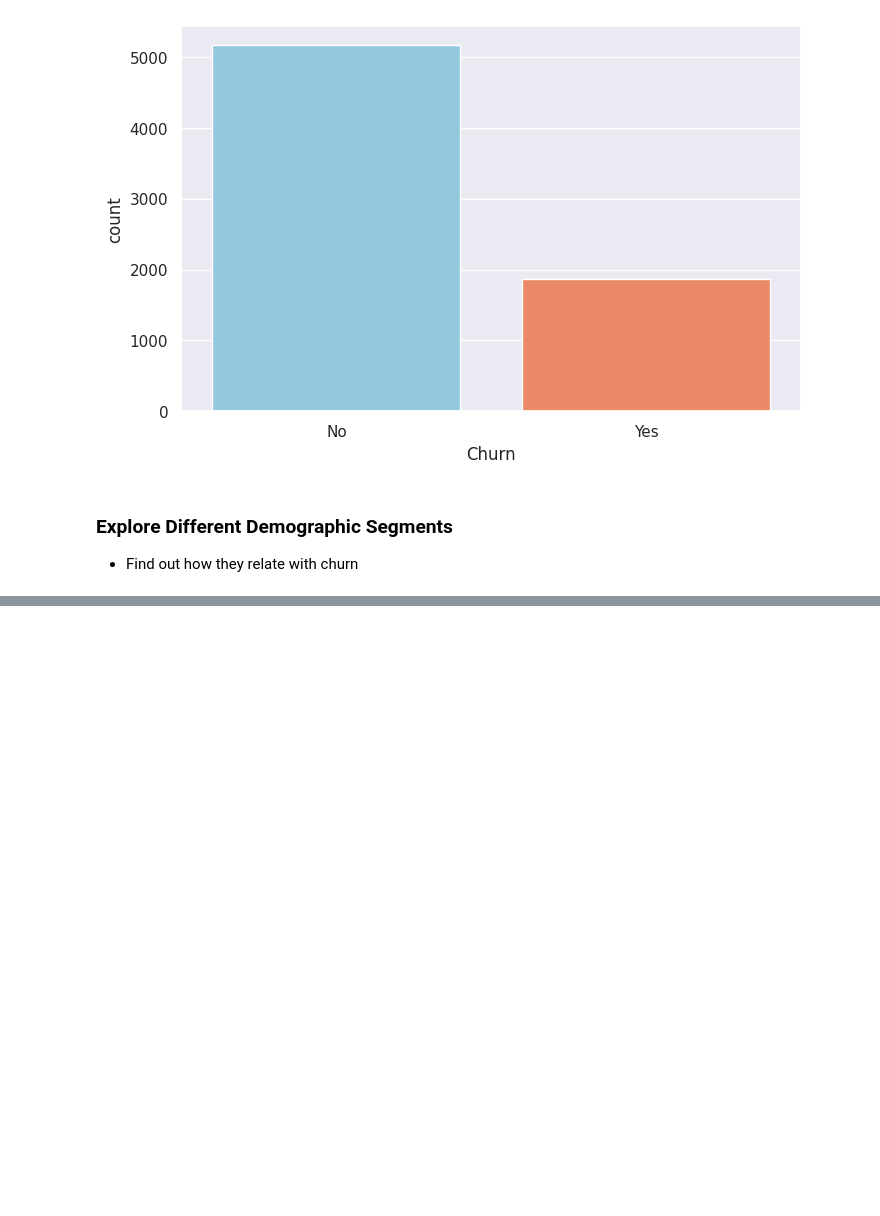
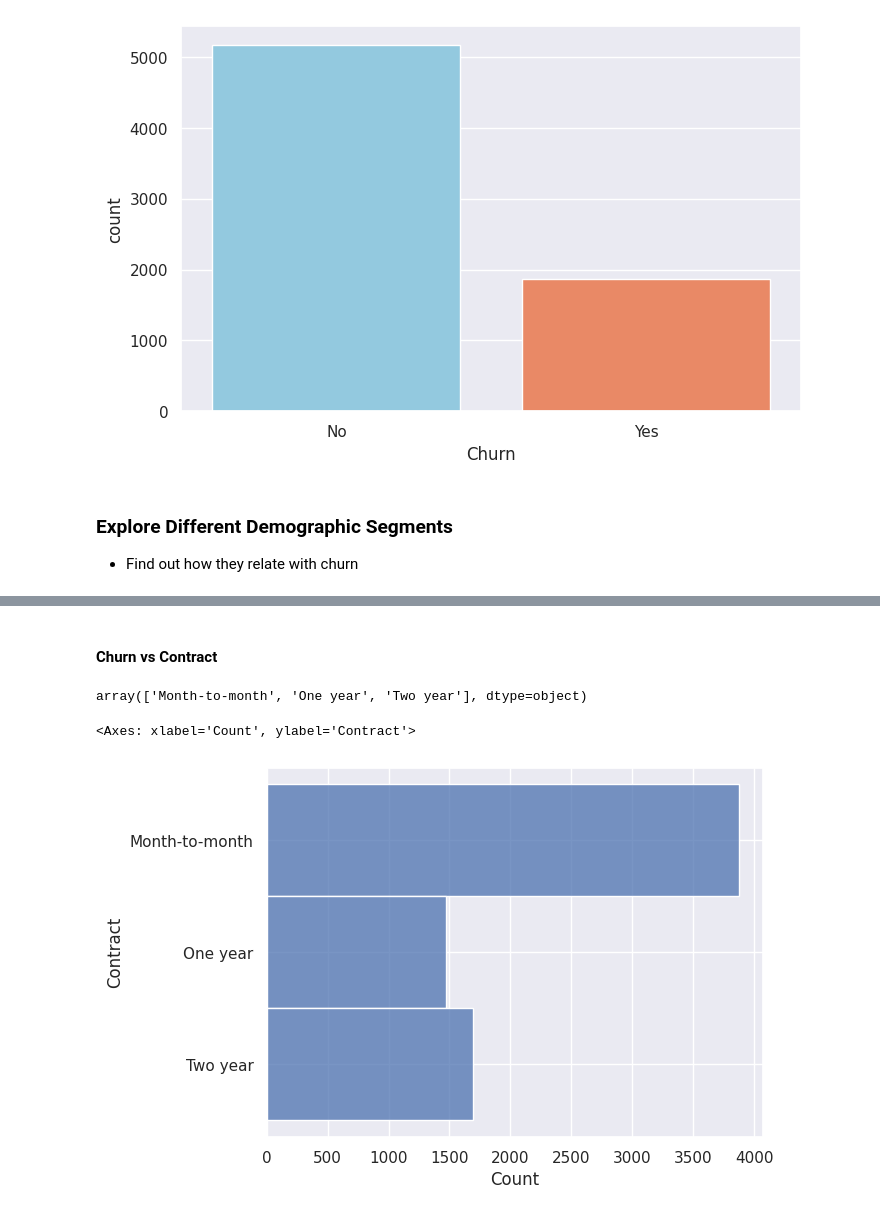
Before and after one commit to naphtron/Phase-3-Project, a Jupyter notebook: customer_churn.ipynb, the cells around one changed output, grey strips where cells are left out. Drawn from its saved outputs; the diff is of its cells as text; code cells hidden in the pictures; blank space fills up the shorter version.

```diff
--- a/customer_churn.ipynb
+++ b/customer_churn.ipynb
@@ -387,0 +454,12 @@ Name: SeniorCitizen, dtype: int64
+# %% [markdown]
+#### Churn vs Contract
+# %%
+#check for unique values
+df['Contract'].unique()
+# %% [output]
+array(['Month-to-month', 'One year', 'Two year'], dtype=object)
+# %%
+sns.histplot(y='Contract', data=df)
+# %% [output]
+<Axes: xlabel='Count', ylabel='Contract'>
+[figure, added]
```
Also changed, not shown: parts of 35 cells of this notebook.
